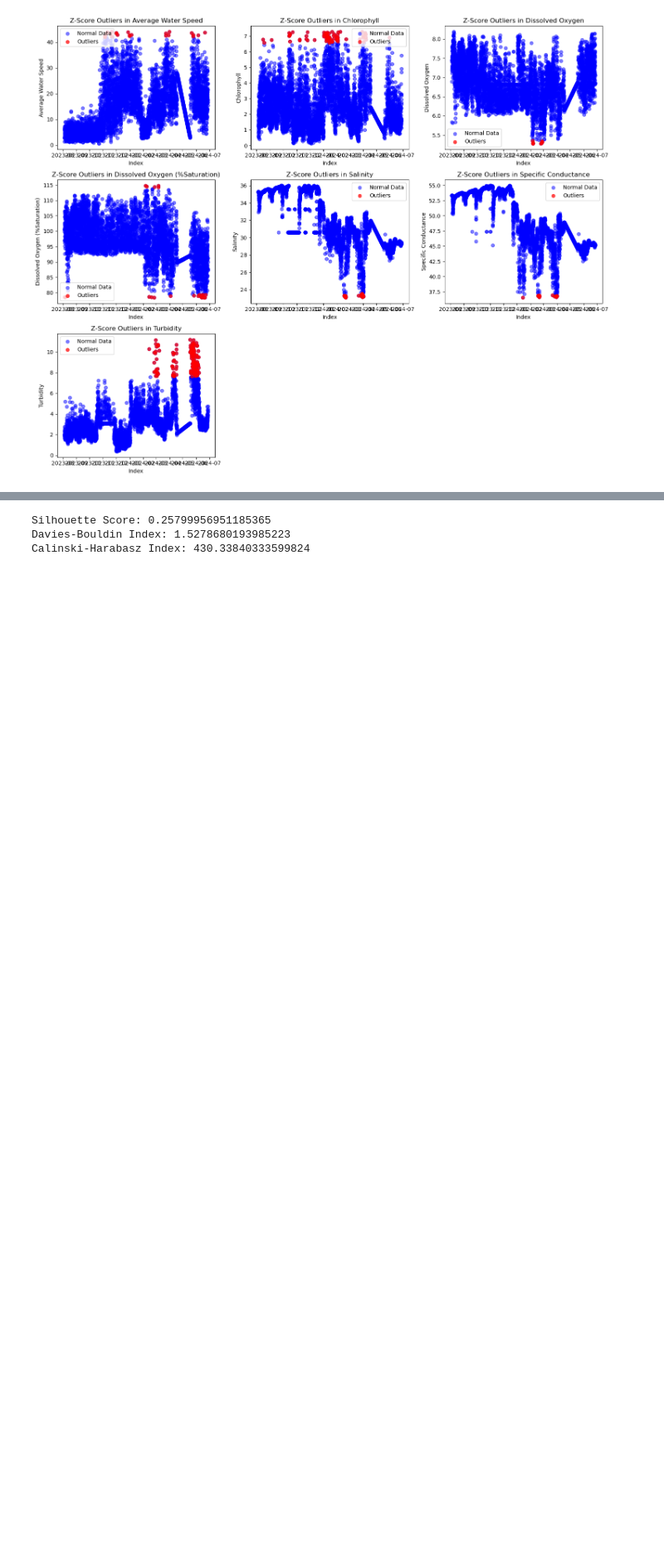
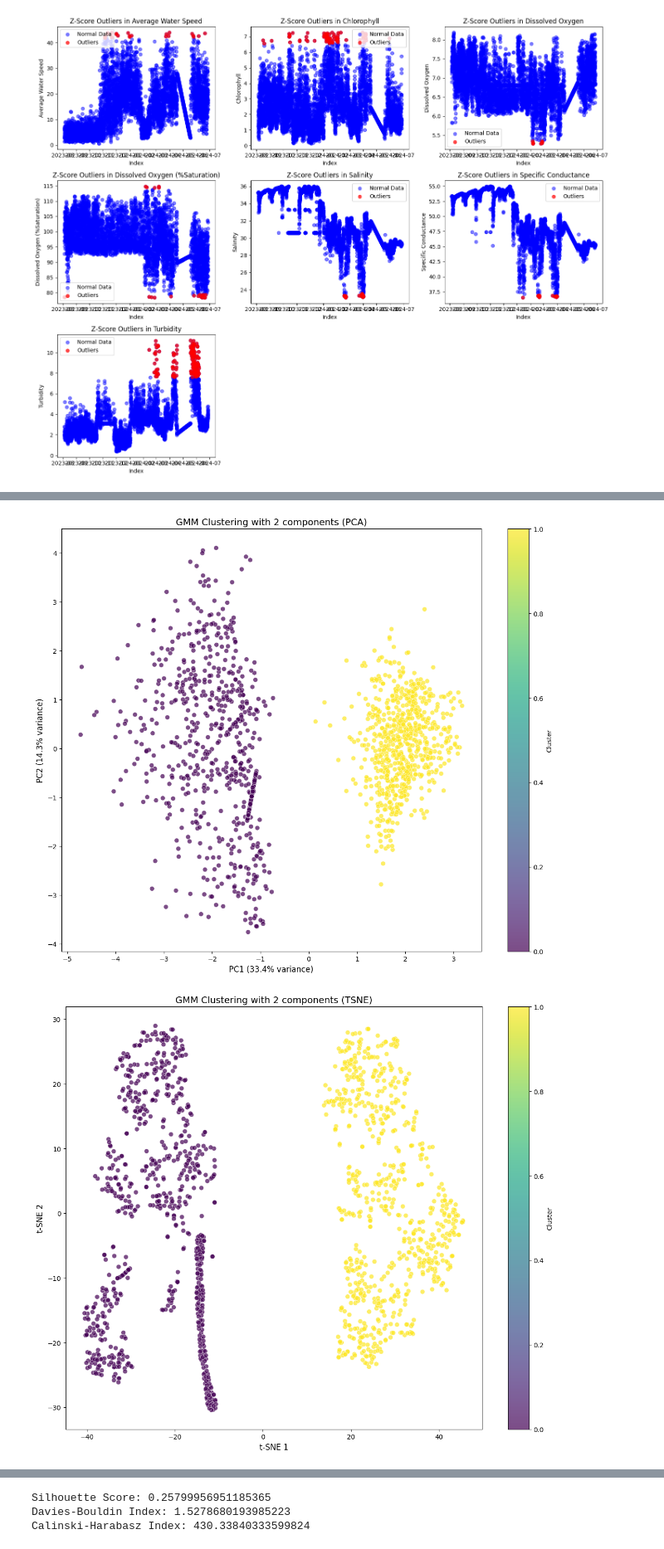
Before and after one commit to lapsapthong-16/cluster-water, a Jupyter notebook: water.ipynb, the cells around one changed output, grey strips where cells are left out. Shown at 83% size. Cells and saved outputs as stored; diff of their text form; code cells hidden in the pictures; blank space fills up the shorter version.

```diff
--- a/water.ipynb
+++ b/water.ipynb
@@ -364,3 +410,38 @@ Calinski-Harabasz Index: 457.5230677852675
+# %%
+gmm = GaussianMixture(
+    n_components=best_n_components,
+    covariance_type=best_cov_type,
+    random_state=42
+)
+gmm.fit(X_train_scaled)
+predictions = gmm.predict(X_test_scaled)
+
+from gmm_visualization import (
+    plot_2d_clusters,
+    plot_3d_clusters,
+    plot_cluster_distributions,
+    plot_feature_correlations_by_cluster,
+    plot_gmm_covariance_ellipses,
+    plot_temporal_cluster_distribution,
+    plot_water_specific_visualizations
+)
+
+# PCA visualization
+X_2d_pca, pca_reducer = plot_2d_clusters(
+    X_test_scaled,
+    predictions,
+    method='PCA'
+)
+
+# t-SNE often shows better cluster separation
+X_2d_tsne, tsne_reducer = plot_2d_clusters(
+    X_test_scaled,
+    predictions,
+    method='TSNE'
+)
+# %% [output]
+[figure, added]
+[figure, added]
 # %%
 from sklearn.cluster import OPTICS
 
```
Also changed, not shown: parts of 9 cells of this notebook, 4 other files.
